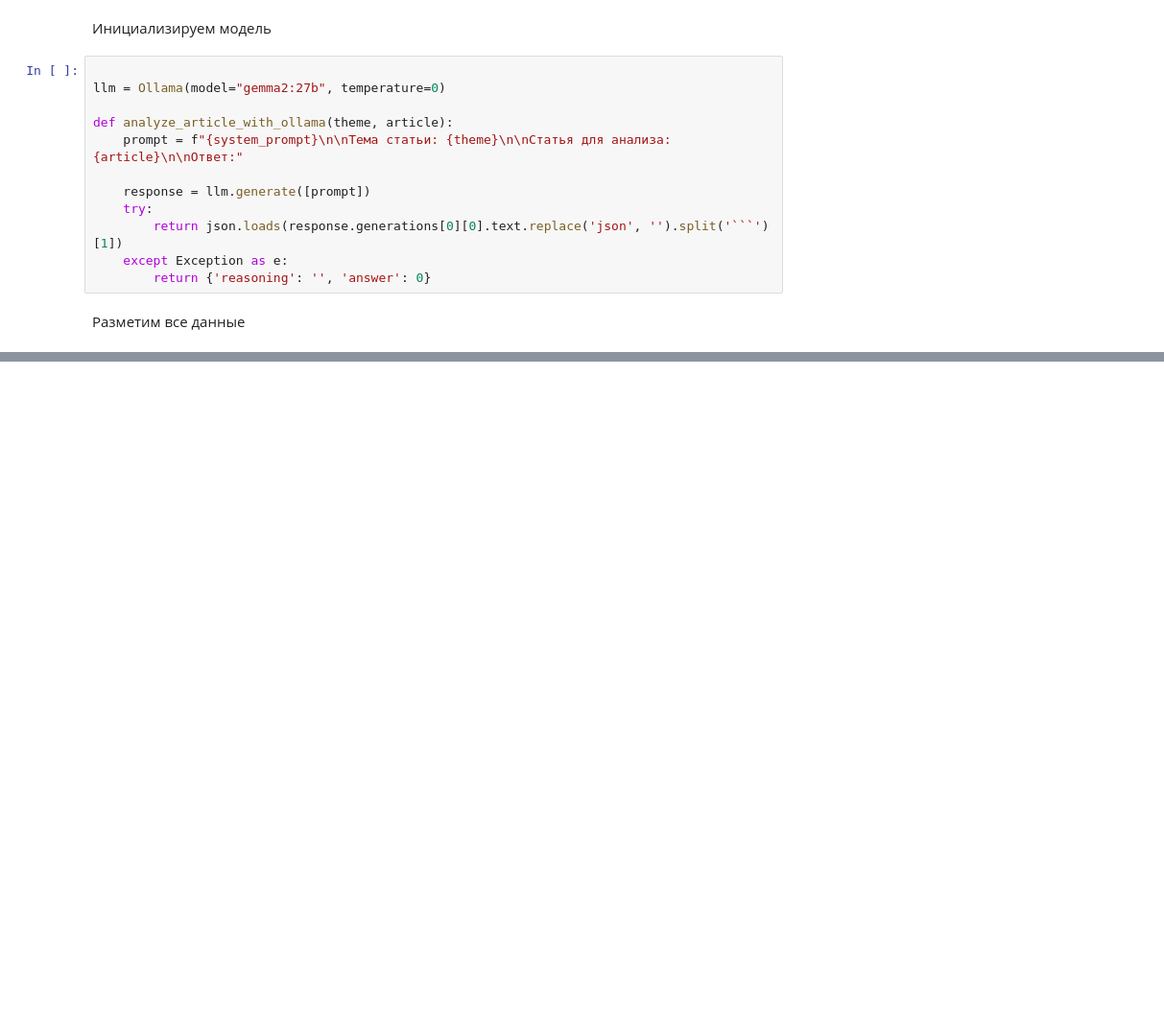
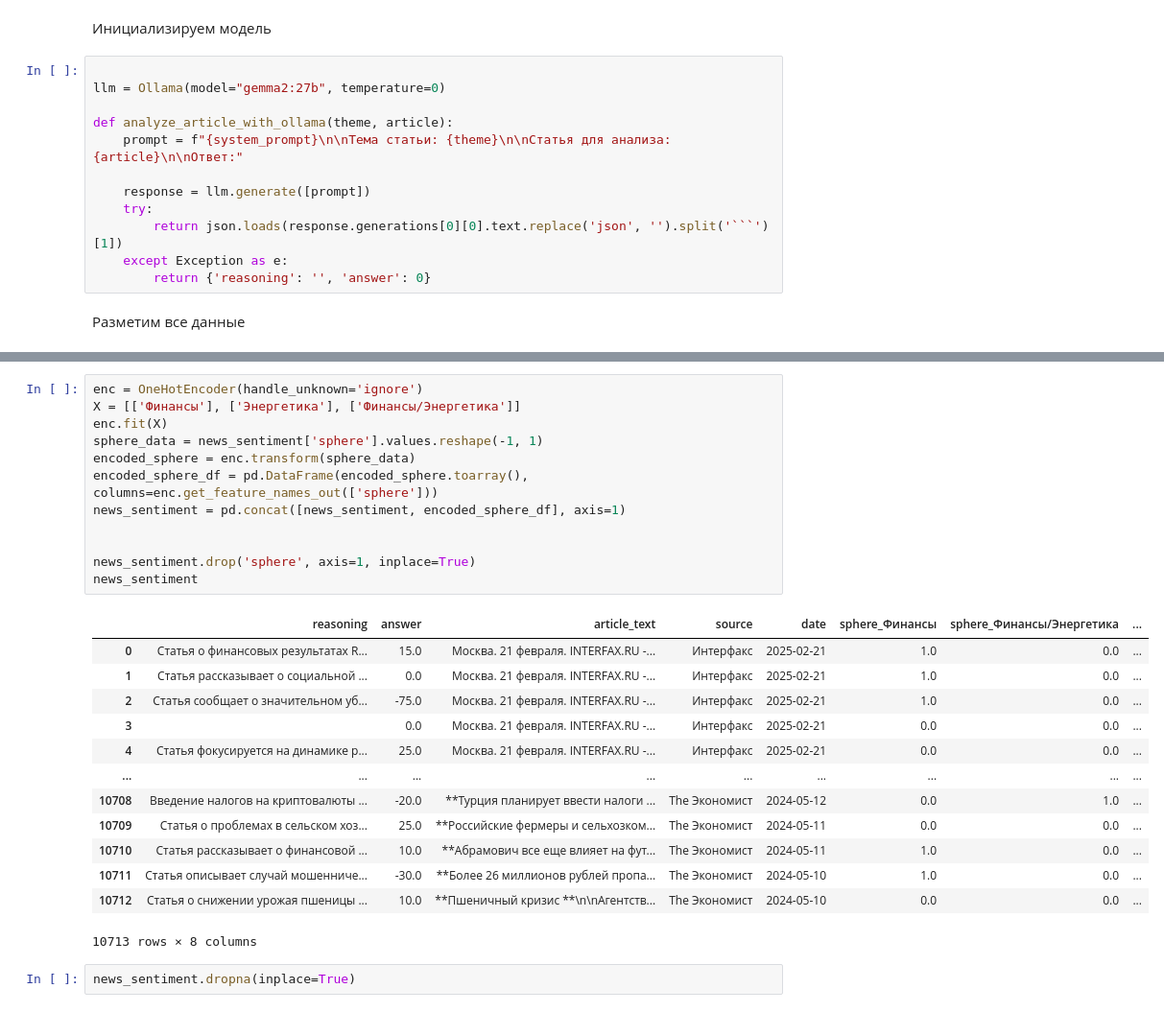
Before and after one commit to Rissochek/CodeCats, a Jupyter notebook: research/research_sentiment.ipynb, the cells around one changed output, grey strips where cells are left out. Shown at 96% size. Cells and saved outputs as stored; diff of their text form; blank space fills up the shorter version.

```diff
--- a/research/research_sentiment.ipynb
+++ b/research/research_sentiment.ipynb
@@ -585,0 +679,28 @@ m
+# %%
+enc = OneHotEncoder(handle_unknown='ignore')
+X = [['Финансы'], ['Энергетика'], ['Финансы/Энергетика']]
+enc.fit(X)
+sphere_data = news_sentiment['sphere'].values.reshape(-1, 1)
+encoded_sphere = enc.transform(sphere_data)
+encoded_sphere_df = pd.DataFrame(encoded_sphere.toarray(), columns=enc.get_feature_names_out(['sphere']))
+news_sentiment = pd.concat([news_sentiment, encoded_sphere_df], axis=1)
+
+
+news_sentiment.drop('sphere', axis=1, inplace=True)
+news_sentiment
+# %% [output]
+|  | reasoning | answer | article_text | source | date | sphere_Финансы | sphere_Финансы/Энергетика | ... |
+| 0 | Статья о финансовых результатах R... | 15.0 | Москва. 21 февраля. INTERFAX.RU -... | Интерфакс | 2025-02-21 | 1.0 | 0.0 | ... |
+| 1 | Статья рассказывает о социальной ... | 0.0 | Москва. 21 февраля. INTERFAX.RU -... | Интерфакс | 2025-02-21 | 1.0 | 0.0 | ... |
+| 2 | Статья сообщает о значительном уб... | -75.0 | Москва. 21 февраля. INTERFAX.RU -... | Интерфакс | 2025-02-21 | 1.0 | 0.0 | ... |
+| 3 |  | 0.0 | Москва. 21 февраля. INTERFAX.RU -... | Интерфакс | 2025-02-21 | 0.0 | 0.0 | ... |
+| 4 | Статья фокусируется на динамике р... | 25.0 | Москва. 21 февраля. INTERFAX.RU -... | Интерфакс | 2025-02-21 | 0.0 | 0.0 | ... |
+| ... | ... | ... | ... | ... | ... | ... | ... | ... |
+| 10708 | Введение налогов на криптовалюты ... | -20.0 | **Турция планирует ввести налоги ... | The Экономист | 2024-05-12 | 0.0 | 1.0 | ... |
+| 10709 | Статья о проблемах в сельском хоз... | 25.0 | **Российские фермеры и сельхозком... | The Экономист | 2024-05-11 | 0.0 | 0.0 | ... |
+| 10710 | Статья рассказывает о финансовой ... | 10.0 | **Абрамович все еще влияет на фут... | The Экономист | 2024-05-11 | 1.0 | 0.0 | ... |
+| 10711 | Статья описывает случай мошенниче... | -30.0 | **Более 26 миллионов рублей пропа... | The Экономист | 2024-05-10 | 1.0 | 0.0 | ... |
+| 10712 | Статья о снижении урожая пшеницы ... | 10.0 | **Пшеничный кризис **\n\nАгентств... | The Экономист | 2024-05-10 | 0.0 | 0.0 | ... |
+10713 rows × 8 columns
+# %%
+news_sentiment.dropna(inplace=True)
```
Also changed, not shown: parts of 36 cells of this notebook, 9 other files.
